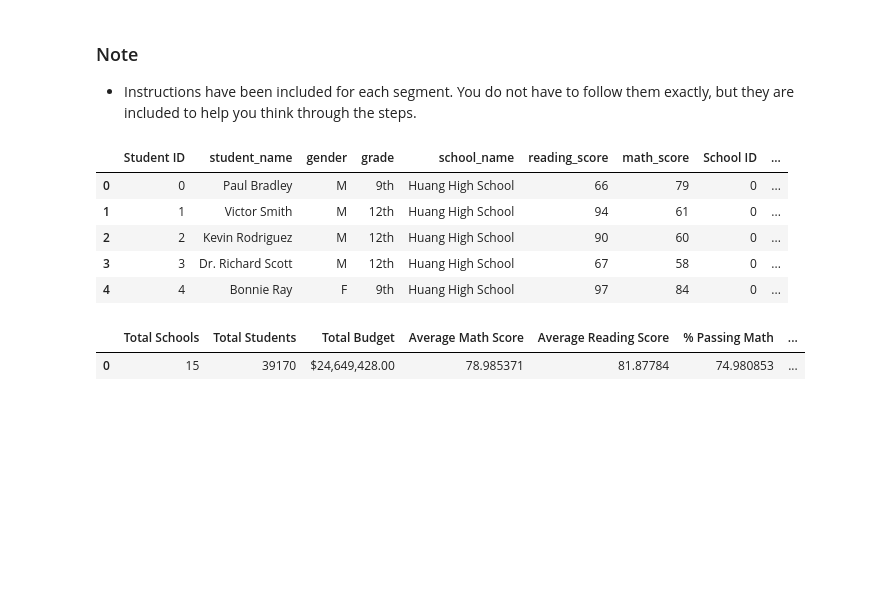
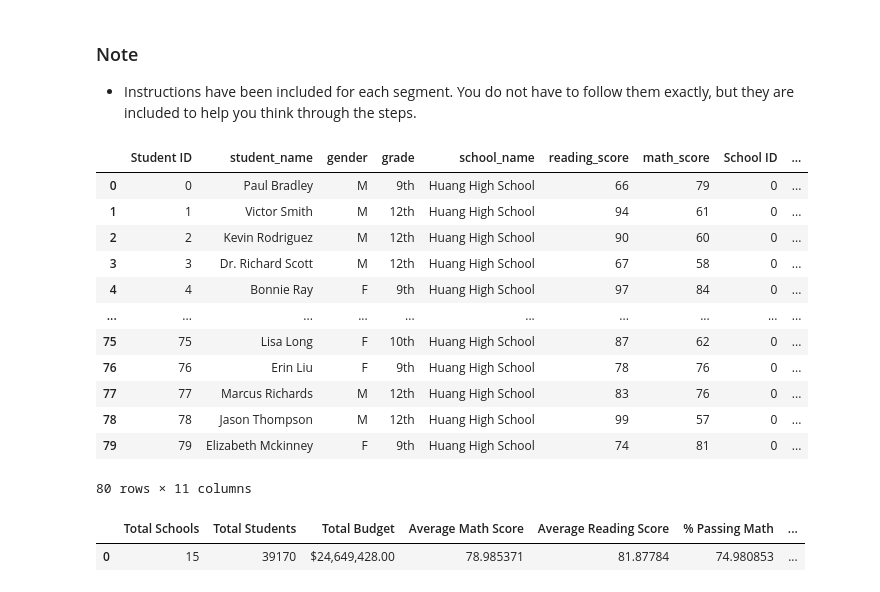
Before and after one commit to paulywog13/pandas-challenge, a Jupyter notebook: PyCitySchools/PyCitySchools_starter.ipynb, the cells around one changed output. Saved outputs shown, nothing was run; the diff lists cells and outputs as text; code cells hidden in the pictures; blank space fills up the shorter version.

```diff
--- a/PyCitySchools/PyCitySchools_starter.ipynb
+++ b/PyCitySchools/PyCitySchools_starter.ipynb
@@ -4,25 +4,32 @@
 # %%
 # Dependencies and Setup
 import pandas as pd
 
 # File to Load (Remember to Change These)
 school_data_to_load = "Resources/schools_complete.csv"
 student_data_to_load = "Resources/students_complete.csv"
 
 # Read School and Student Data File and store into Pandas DataFrames
 school_data = pd.read_csv(school_data_to_load)
 student_data = pd.read_csv(student_data_to_load)
 
 # Combine the data into a single dataset.
 school_data_complete = pd.merge(student_data, school_data, how="left", on=["school_name", "school_name"])
-school_data_complete.head()
+school_data_complete.head(80)
 # %% [output]
 |  | Student ID | student_name | gender | grade | school_name | reading_score | math_score | School ID | ... |
 | 0 | 0 | Paul Bradley | M | 9th | Huang High School | 66 | 79 | 0 | ... |
 | 1 | 1 | Victor Smith | M | 12th | Huang High School | 94 | 61 | 0 | ... |
 | 2 | 2 | Kevin Rodriguez | M | 12th | Huang High School | 90 | 60 | 0 | ... |
 | 3 | 3 | Dr. Richard Scott | M | 12th | Huang High School | 67 | 58 | 0 | ... |
 | 4 | 4 | Bonnie Ray | F | 9th | Huang High School | 97 | 84 | 0 | ... |
+| ... | ... | ... | ... | ... | ... | ... | ... | ... | ... |
+| 75 | 75 | Lisa Long | F | 10th | Huang High School | 87 | 62 | 0 | ... |
+| 76 | 76 | Erin Liu | F | 9th | Huang High School | 78 | 76 | 0 | ... |
+| 77 | 77 | Marcus Richards | M | 12th | Huang High School | 83 | 76 | 0 | ... |
+| 78 | 78 | Jason Thompson | M | 12th | Huang High School | 99 | 57 | 0 | ... |
+| 79 | 79 | Elizabeth Mckinney | F | 9th | Huang High School | 74 | 81 | 0 | ... |
+80 rows × 11 columns
 # %%
 
 total_schools = len(school_data['school_name'])
```
Also changed, not shown: parts of 10 cells of this notebook.
